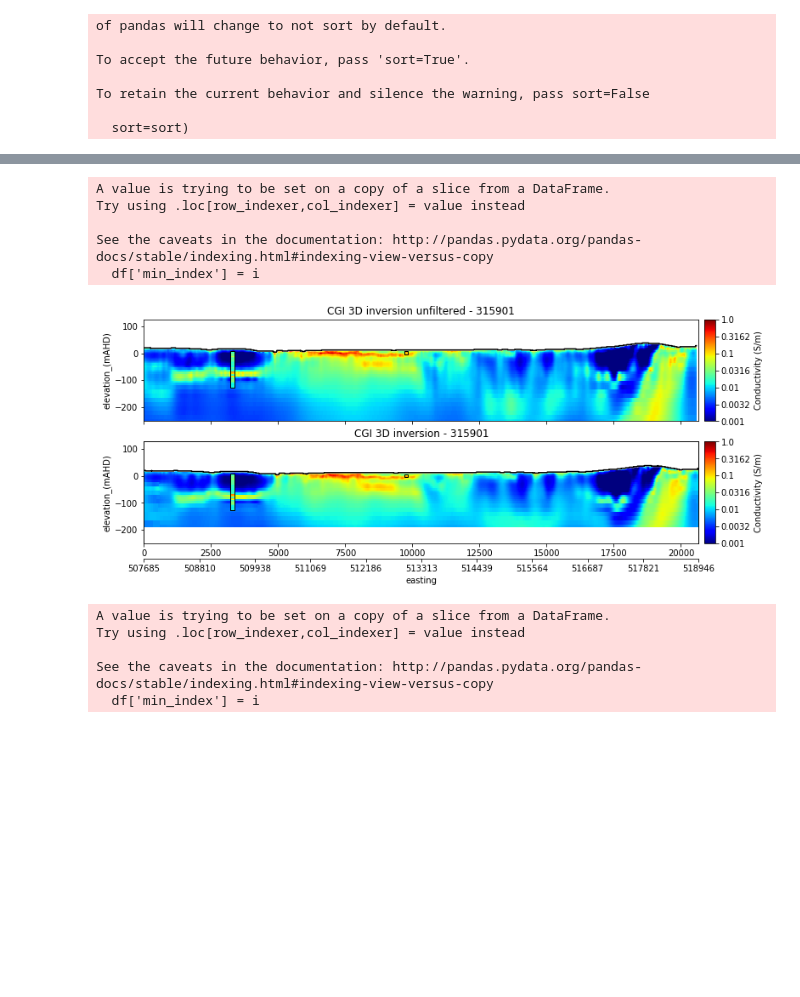
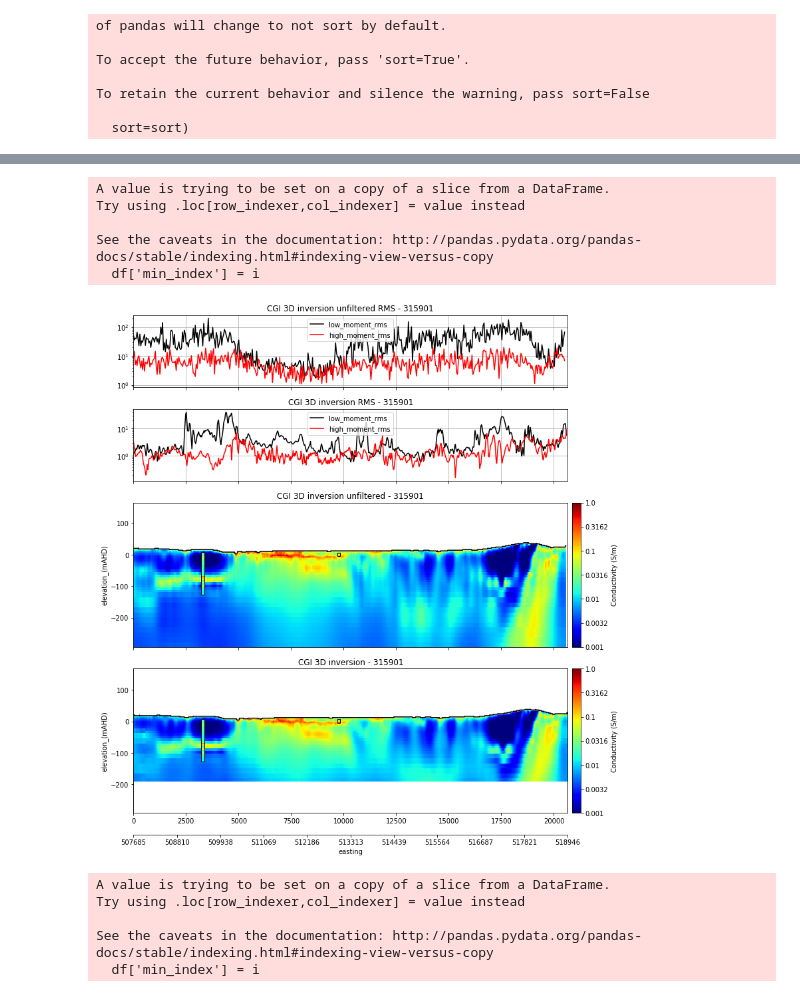
Before and after one commit to GeoscienceAustralia/hydrogeol_utils, a Jupyter notebook: notebooks/plotting_CGI_vs_NBC.ipynb, the cells around one changed output, grey strips where cells are left out. Drawn from its saved outputs; the diff is of its cells as text; code cells hidden in the pictures; blank space fills up the shorter version.

```diff
--- a/notebooks/plotting_CGI_vs_NBC.ipynb
+++ b/notebooks/plotting_CGI_vs_NBC.ipynb
@@ -170,8 +271,16 @@ for dirpath, dirnames, filenames in os.walk(indir):
         ## Griddify based on our knoledge of the structure of the data
         CGI_gridded_data_2[line] = AEM_utils.griddify_xyz(CGI_conductivity)
 
-# Define lines
-lines = list(CGI_gridded_data_2.keys())
+# Now bring in the data misfits from a separate file
+
+CGI_rms_2 = {}
+
+for hm_file in glob.glob(indir + '\\*_HM_*'):
+    lm_file = hm_file.replace('HM','LM')
+    line = int(lm_file.split('\\')[-1].split('_')[0][1:])
+
+    CGI_rms_2[line] = parse_rms_files(lm_file, hm_file, CGI_gridded_data_2[line],
+                                   interpolate = False)
 # %% [output]
 Keep_L315901_xyzzc.txt
 # %%
@@ -414,25 +504,37 @@ array([  48.2,   46.2,   44.2,   42.2,   40.2,   38.2,   36.2,   34.2,
 # Panel plotting different CGI inversions
 
 # NOte that the vertical exaggeration and the max depth don't always play nicely
-panel_settings = {'panel_1': {'variable': 'conductivity',
+panel_settings = {'panel_1': {'variable': 'data_residual',
+                             'plot_type': 'line',
+                             'panel_kwargs': {'title': 'Unfiltered residuals', 'color': 'black',
+                                              'ylabel': 'data residual',
+                                              'legend': True},
+                             'height_ratio': 1},
+                  'panel_2': {'variable': 'data_residual',
+                             'plot_type': 'line',
+                             'panel_kwargs': {'title': 'Filtered residuals', 'color': 'black',
+                                              'ylabel': 'data residual',
+                                              'legend': True},
+                             'height_ratio': 1},
+                  'panel_3': {'variable': 'conductivity',
                              'plot_type': 'grid',
                              'panel_kwargs': {'title': 'AEM conductivity',
                                               'max_depth': 200, 'shade_doi': False, 'colourbar': True,
                                               'colourbar_label': 'Conductivity (S/m)',
                                              'log_plot': True, 'vmin': 0.001, 'vmax': 1,
                                              'cmap': 'jet', 'ylabel': 'elevation_(mAHD)',
-                                             'vertical_exaggeration':10.},
-                             'height_ratio': 1},
+                                             'vertical_exaggeration':15.},
+                             'height_ratio': 2},
 
-                 'panel_2': {'variable': 'conductivity',
+                 'panel_4': {'variable': 'conductivity',
                              'plot_type': 'grid',
                              'panel_kwargs': {'title': 'AEM conductivity',
                                               'max_depth': 200, 'shade_doi': False, 'colourbar': True,
                                               'colourbar_label': 'Conductivity (S/m)',
                                              'log_plot': True, 'vmin': 0.001, 'vmax': 1,
                                             'cmap': 'jet', 'ylabel': 'elevation_(mAHD)',
-                                             'vertical_exaggeration':10.},
-                             'height_ratio': 1}}
+                                             'vertical_exaggeration':15.},
+                             'height_ratio': 2}}
 
 # Get ax_array length lists of the panel settings
 panel_kwargs  = plot_utils.unpack_plot_settings(panel_settings,
@@ -447,7 +549,7 @@ height_ratios = plot_utils.unpack_plot_settings(panel_settings,
 x0, y0, width, height = [1.01, 0., 0.02, 1.]
 
 plot_settings = {'vertical_margin': 1.,
-                    'panel_vgap': 1.5, 'plot_width': 11.7 #A3 width
+                    'panel_vgap': 2.5, 'plot_width': 11.7 #A3 width
                 }
 
 # Close previous plots
@@ -457,16 +559,39 @@ plt.close()
 fig, ax_array = plt.subplots(len(panel_settings), 1, sharex = True,
                                      gridspec_kw={'height_ratios':
                                                   height_ratios})
-# Axis 1 is NBC
-
-im1 = plot_utils.plot_grid(ax_array[0], CGI_gridded_data[line], 'conductivity',
-                   panel_kwargs[0])
-
-# Axis 2 is CGI
 
 
-im2 = plot_utils.plot_grid(ax_array[1], CGI_gridded_data_2[line], 'conductivity',
-                    panel_kwargs[1])
+ax_array[0].plot(CGI_rms[line]['distance_along_line_lm'],
+                CGI_rms[line]['lm_rms'], 'k', label = 'low_moment_rms')
+
+ax_array[0].plot(CGI_rms[line]['distance_along_line_lm'],
+                CGI_rms[line]['hm_rms'], 'red', label = 'high_moment_rms')
+
+ax_array[0].legend()
+
+ax_array[0].set_yscale('log')
+
+ax_array[0].grid()
+
+ax_array[1].plot(CGI_rms_2[line]['distance_along_line_lm'],
+                CGI_rms_2[line]['lm_rms'], 'k', label = 'low_moment_rms')
+
+ax_array[1].plot(CGI_rms_2[line]['distance_along_line_hm'],
+                CGI_rms_2[line]['hm_rms'], 'red', label = 'high_moment_rms')
+
+ax_array[1].set_yscale('log')
+
+ax_array[1].grid()
+
+ax_array[1].legend()
+
+
+im1 = plot_utils.plot_grid(ax_array[2], CGI_gridded_data[line], 'conductivity',
+                   panel_kwargs[2])
+
+
+im2 = plot_utils.plot_grid(ax_array[3], CGI_gridded_data_2[line], 'conductivity',
+                    panel_kwargs[3])
 
 # Format the figure to size it for the specified vertical exaggeration
 plot_utils.format_panels(ax_array, panel_settings, plot_settings)
@@ -477,50 +602,54 @@ for bore in df_induction['borehole_id'].unique():
     mask = (df_induction_resampled['borehole_id'] == bore)
 
 
-    for i, ax in enumerate(ax_array):
+    for i, ax in enumerate(ax_array[2:]):
 
-        cstretch = [panel_kwargs[i]['vmin'], panel_kwargs[i]['vmax']]
+        cstretch = [panel_kwargs[i+2]['vmin'], panel_kwargs[i+2]['vmax']]
 
         plot_utils.add_downhole_log_data(ax, df_induction_resampled[mask], NBC_gridded_variables[line],
                                          'Apparent_conductivity', ['X','Y'], cmap='jet',
                                          colour_stretch=cstretch, log_stretch = True,
                                          stick_thickness=150.)
 
-ax_array[0].set_title("CGI 3D inversion unfiltered - " + str(line))
+ax_array[0].set_title("CGI 3D inversion unfiltered RMS - " + str(line))
 
-ax_array[1].set_title("CGI 3D inversion - " + str(line))
+ax_array[1].set_title("CGI 3D inversion RMS - " + str(line))
+
+ax_array[2].set_title("CGI 3D inversion unfiltered - " + str(line))
+
+ax_array[3].set_title("CGI 3D inversion - " + str(line))
 
 
 
 # Add colorbars
-plot_utils.add_colourbar(fig, ax_array[0], im1, x0, y0, width, height, panel_kwargs[0])
+plot_utils.add_colourbar(fig, ax_array[2], im1, x0, y0, width, height, panel_kwargs[2])
 
-plot_utils.add_colourbar(fig, ax_array[1], im2, x0, y0, width, height, panel_kwargs[1])
+plot_utils.add_colourbar(fig, ax_array[3], im2, x0, y0, width, height, panel_kwargs[3])
 
 
 ax_pos = plot_utils.align_axes(ax_array)
 # Add axis with northing at the bottom of the plot
 
 #plot_utils.add_axis_coords('northing', NBC_gridded_variables[line]['northing'], ax_array[-1], ax_pos[1], offset=-0.2)
 
-plot_utils.add_axis_coords('easting', NBC_gridded_variables[line]['easting'], ax_array[-1], ax_pos[1], offset=-0.15)
+plot_utils.add_axis_coords('easting', NBC_gridded_variables[line]['easting'], ax_array[-1], ax_pos[3], offset=-0.15)
 
 if not os.path.exists(outdir):
     os.makedirs(outdir)
 
 
 outfile = os.path.join(outdir, str(line) + "_filtered_unfiltered_comparison_plot_log.png")
 
 plt.savefig(outfile, dpi=300)
 
 plt.show()
 # %% [output]
 A value is trying to be set on a copy of a slice from a DataFrame.
 Try using .loc[row_indexer,col_indexer] = value instead
 
 See the caveats in the documentation: http://pandas.pydata.org/pandas-docs/stable/indexing.html#indexing-view-versus-copy
   df['min_index'] = i
-[figure, old version]
+[figure, new version]
 # %%
 # Panel plotting different CGI inversions
 
```
Also changed, not shown: parts of 9 cells of this notebook, 3 other files.
